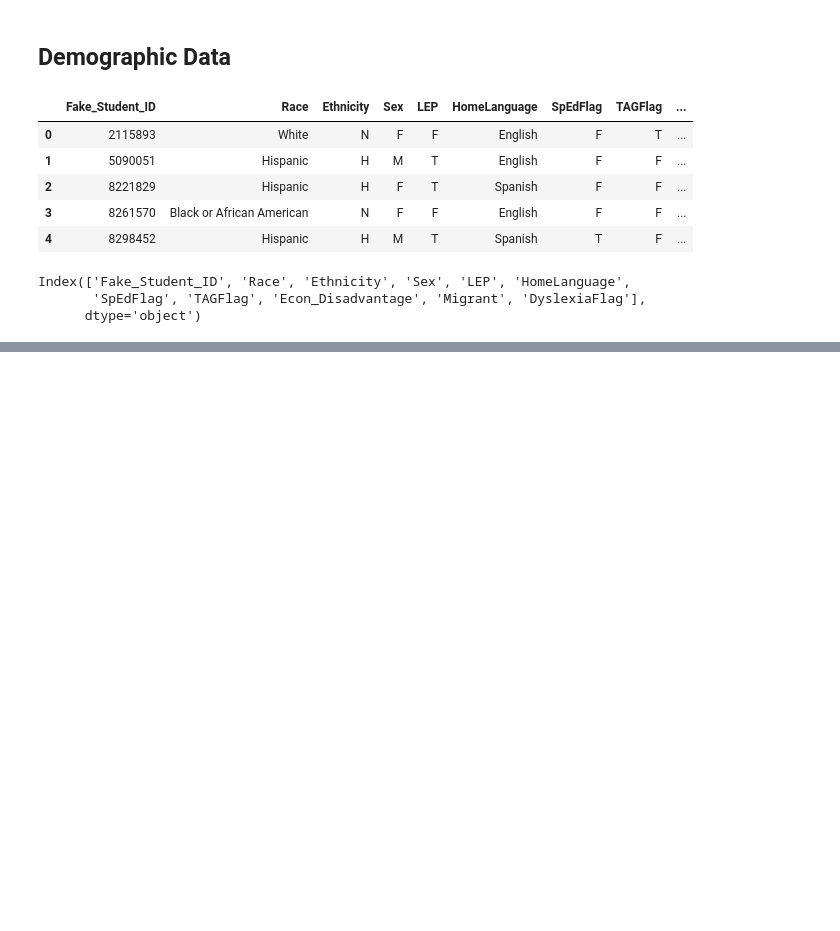
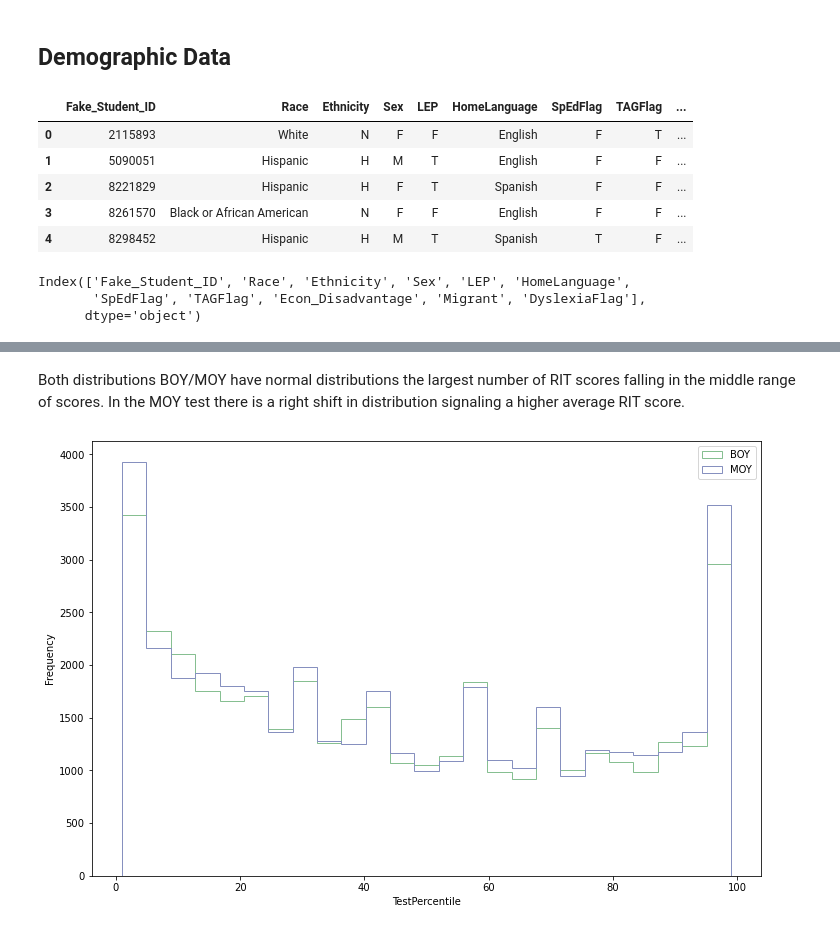
Before and after one commit to kristen770/MAP-Data-Analysis, a Jupyter notebook: MAP Score Analysis.ipynb, the cells around one changed output, grey strips where cells are left out. Saved outputs shown, nothing was run; the diff lists cells and outputs as text; code cells hidden in the pictures; blank space fills up the shorter version.

```diff
--- a/MAP Score Analysis.ipynb
+++ b/MAP Score Analysis.ipynb
@@ -218,0 +256,7 @@ Index(['Fake_Student_ID', 'Race', 'Ethnicity', 'Sex', 'LEP', 'HomeLanguage',
+# %% [markdown]
+Both distributions BOY/MOY have normal distributions the largest number of RIT scores falling in the middle range of scores. In the MOY test there is a right shift in distribution signaling a higher average RIT score.
+# %%
+#'TestPercentile' histogram
+historgram(boy, moy, 'TestPercentile')
+# %% [output]
+[figure, added]
```
Also changed, not shown: parts of 13 cells of this notebook, 1 other file.
